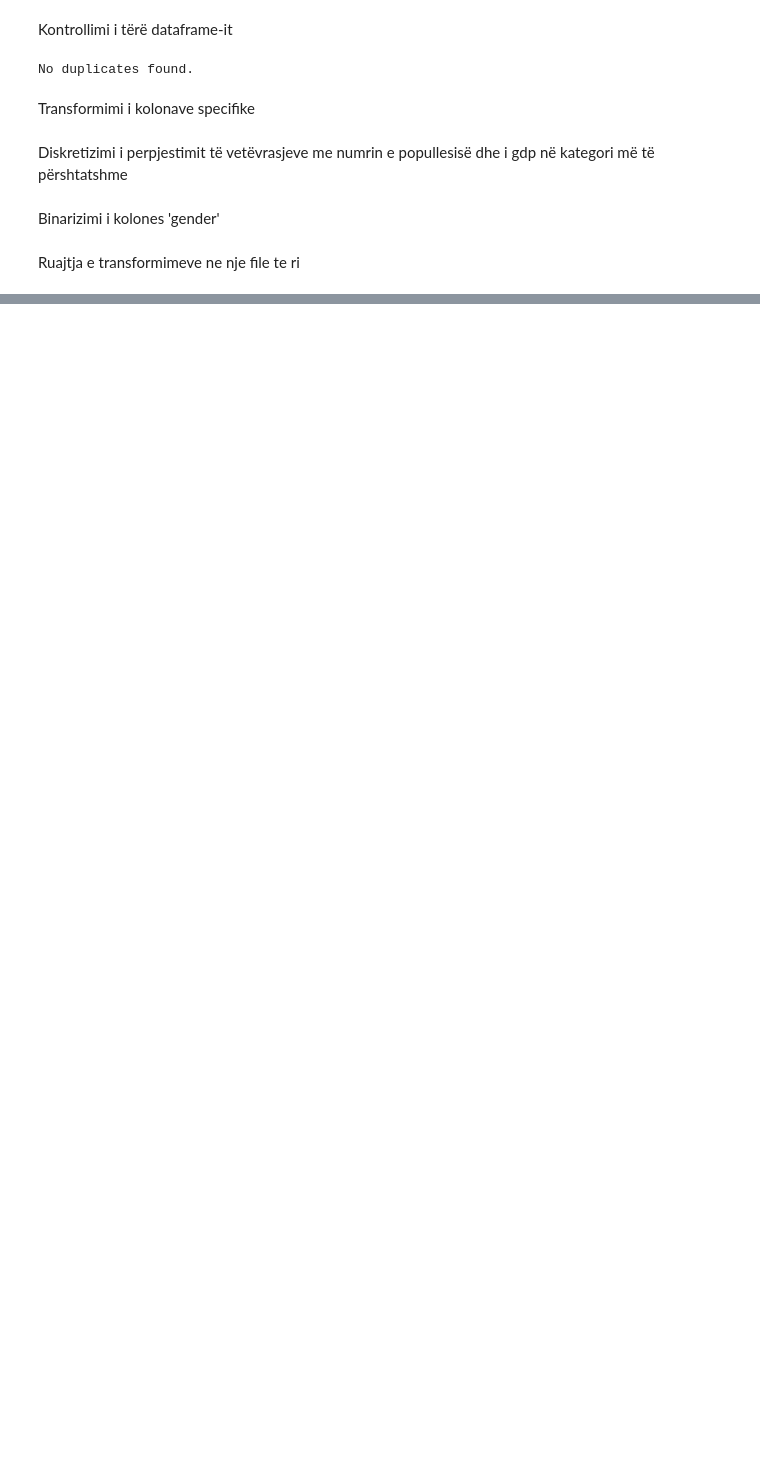
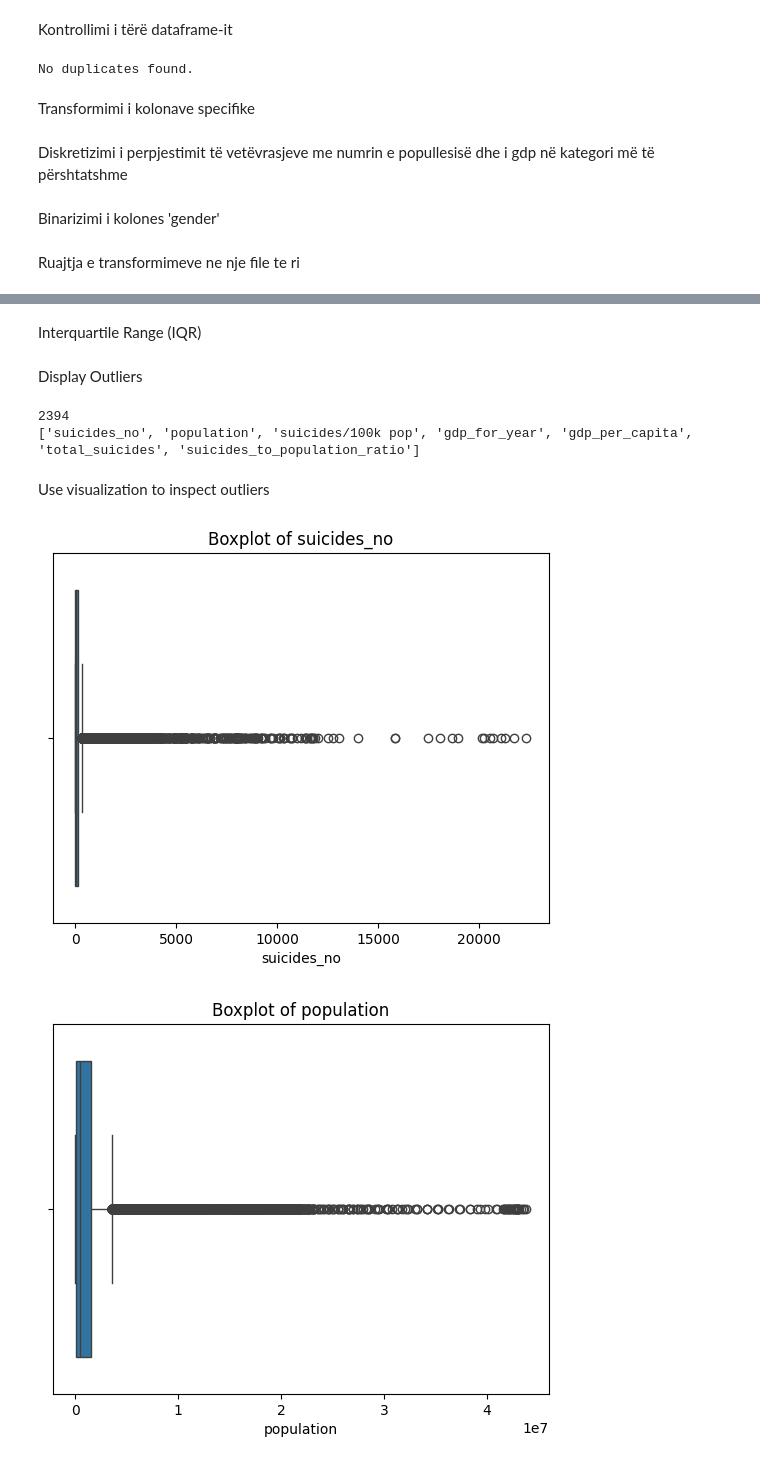
Before and after one commit to EndriitHoda/data-processing-visualization-suicide-rates-overview, a Jupyter notebook: DataProcessing.ipynb, the cells around one changed output, grey strips where cells are left out. Saved outputs shown, nothing was run; the diff lists cells and outputs as text; code cells hidden in the pictures; blank space fills up the shorter version.

Commit message:
Detektimi, visualizmi dhe analiza e outlires, duke perdorur metoda te ndryshme

```diff
--- a/DataProcessing.ipynb
+++ b/DataProcessing.ipynb
@@ -137,0 +168,14 @@ df.to_csv('cleaned_data.csv', index=False)
+# %%
+df=pd.read_csv(r'./cleaned_data.csv')
+
+numerical_columns = [
+    "suicides_no", "population", "suicides/100k pop",
+    "gdp_for_year", "gdp_per_capita", "hdi_for_year",
+    "total_suicides", "suicides_to_population_ratio"
+]
+
+z_scores = df[numerical_columns].apply(zscore)  # Calculate z-scores
+outliers = (z_scores.abs() > 3)  # Identify outliers
+df_outliers = df[outliers.any(axis=1)]  # Filter rows with outliers
+# %% [markdown]
+Interquartile Range (IQR)
@@ -137,0 +192,19 @@ df.to_csv('cleaned_data.csv', index=False)
+# %% [markdown]
+Display Outliers
+# %%
+print(df_outliers.shape[0])  # Number of outlier rows
+outlier_columns = outliers.any(axis=0)  # Check columns with outliers
+print(outlier_columns[outlier_columns].index.tolist())  # List of columns with outliers
+# %% [output]
+2394
+['suicides_no', 'population', 'suicides/100k pop', 'gdp_for_year', 'gdp_per_capita', 'total_suicides', 'suicides_to_population_ratio']
+# %% [markdown]
+Use visualization to inspect outliers
+# %%
+for column in numerical_columns:
+    sns.boxplot(x=df[column])
+    plt.title(f"Boxplot of {column}")
+    plt.show()
+# %% [output]
+[figure, added]
+[figure, added]
```
Also changed, not shown: parts of 10 cells of this notebook.
